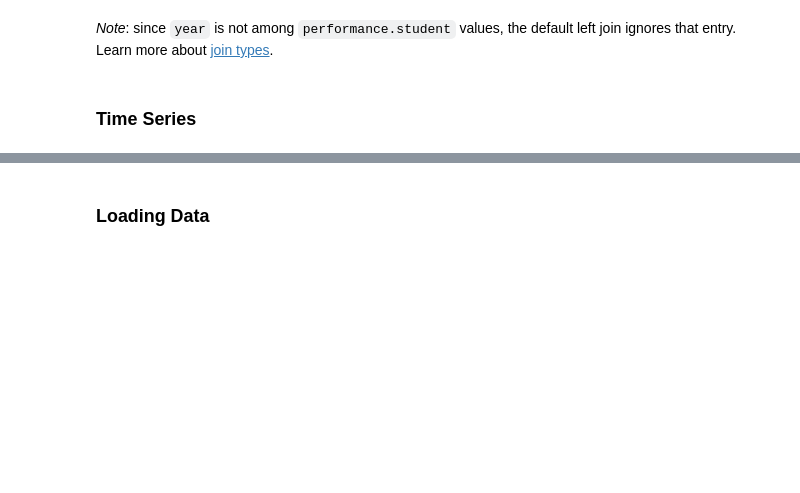
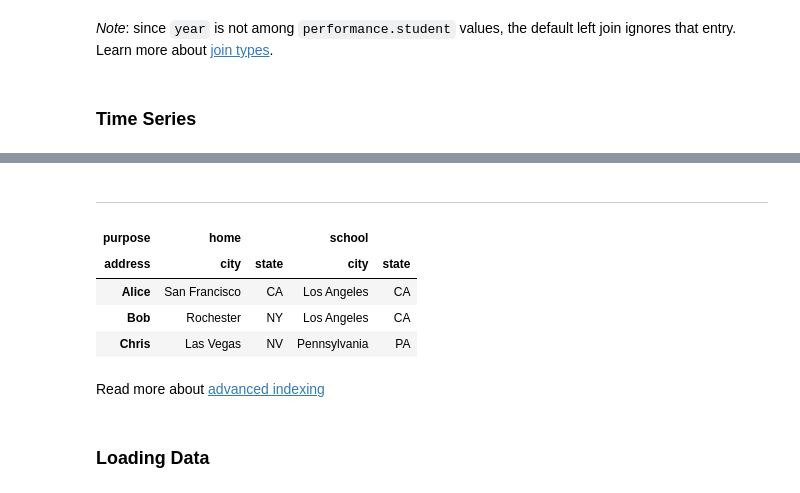
Before and after one commit to stefan-niculae/viz-workshop, a Jupyter notebook: workshop-2-WIP.ipynb, the cells around one changed output, grey strips where cells are left out. Cells and saved outputs as stored; diff of their text form; code cells hidden in the pictures; blank space fills up the shorter version.

```diff
--- a/workshop-2-WIP.ipynb
+++ b/workshop-2-WIP.ipynb
@@ -1853,3 +1937,26 @@ todo timedelta
+# %% [markdown]
+---
+# %%
+locations = pd.DataFrame({
+    'Alice': ('San Francisco', 'CA', 'Los Angeles', 'CA'),
+    'Bob':   ('Rochester', 'NY', 'Los Angeles', 'CA'),
+    'Chris': ('Las Vegas', 'NV', 'Pennsylvania', 'PA'),
+}).T
+
+locations.columns = pd.MultiIndex.from_product([
+    ['home', 'school'],
+    ['city', 'state']
+], names=['purpose', 'address'])
+
+locations
+# %% [output]
+| purpose | home |  | school |  |
+| address | city | state | city | state |
+| Alice | San Francisco | CA | Los Angeles | CA |
+| Bob | Rochester | NY | Los Angeles | CA |
+| Chris | Las Vegas | NV | Pennsylvania | PA |
+# %% [markdown]
+Read more about [advanced indexing](https://pandas.pydata.org/pandas-docs/stable/user_guide/advanced.html)
 # %% [markdown]
 ### Loading Data
 # %% [markdown]
```
Also changed, not shown: parts of 18 cells of this notebook.
